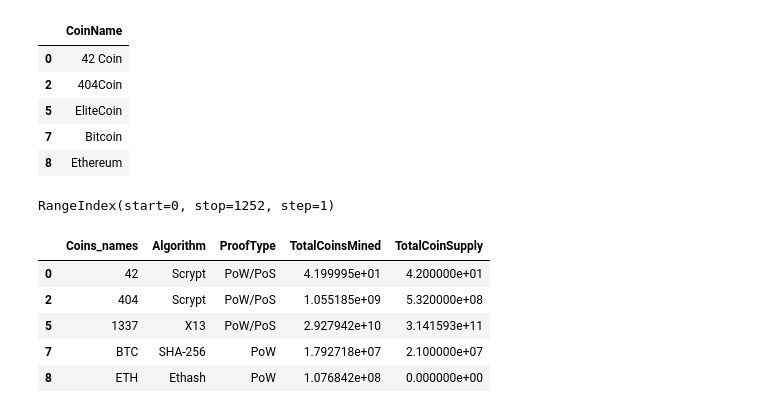
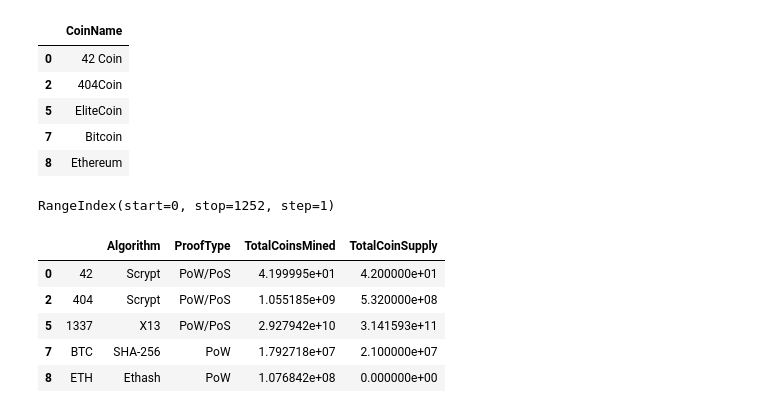
Before and after one commit to Natashina/Cryptocurrencies, a Jupyter notebook: crypto.ipynb, the cells around one changed output. Saved outputs shown, nothing was run; the diff lists cells and outputs as text; code cells hidden in the pictures.

```diff
--- a/crypto.ipynb
+++ b/crypto.ipynb
@@ -156,3 +149,6 @@ df5.count
 1247     1.000000e+06
 
 [524 rows x 6 columns]>
+# %%
+df6 = df5.rename(columns={'Unnamed: 0' : ' ' })
+df6.head(5)
@@ -168,16 +171,16 @@ coins_name.head(5)
 | 5 | EliteCoin |
 | 7 | Bitcoin |
 | 8 | Ethereum |
-# %%
-crypto_df.index
-# %% [output]
-RangeIndex(start=0, stop=1252, step=1)
+# %%
+print(crypto_df.index)
+# %% [output]
+RangeIndex(start=0, stop=1252, step=1)
 # %%
 #7 Remove CoinName column
-df6 = df5.drop('CoinName', axis=1)
-df6.head(5)
+df7 = df6.drop('CoinName', axis=1)
+df7.head(5)
 # %% [output]
-|  | Coins_names | Algorithm | ProofType | TotalCoinsMined | TotalCoinSupply |
+|  |  | Algorithm | ProofType | TotalCoinsMined | TotalCoinSupply |
 | 0 | 42 | Scrypt | PoW/PoS | 4.199995e+01 | 4.200000e+01 |
 | 2 | 404 | Scrypt | PoW/PoS | 1.055185e+09 | 5.320000e+08 |
 | 5 | 1337 | X13 | PoW/PoS | 2.927942e+10 | 3.141593e+11 |
```
Also changed, not shown: parts of 34 cells of this notebook.
